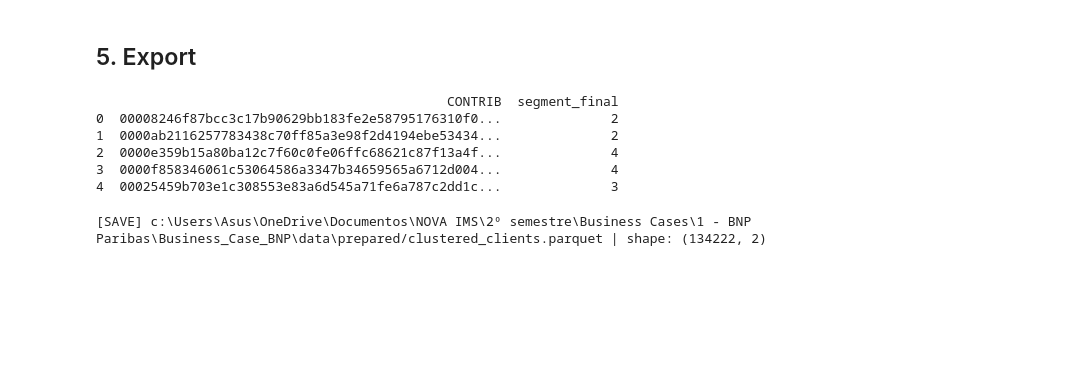
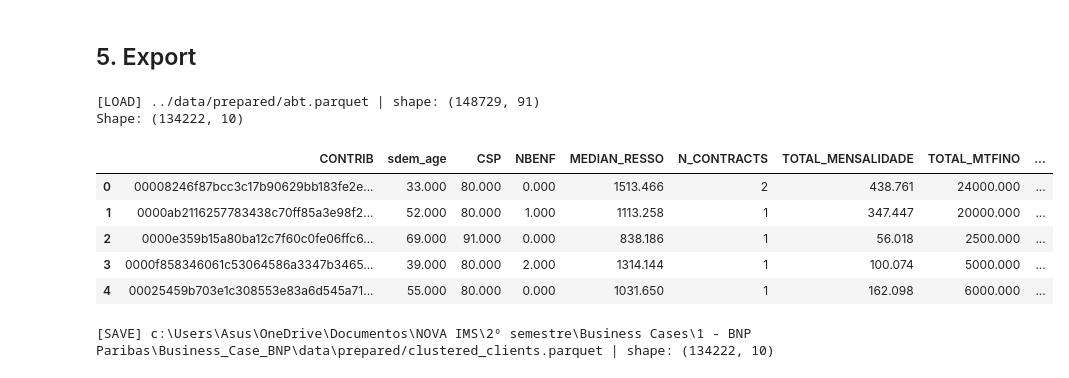
Before and after one commit to RuiSousaFerreiraIMS/Business_Case_BNP, a Jupyter notebook: notebooks/4d)Clusters.ipynb, the cells around one changed output. Cells and saved outputs as stored; diff of their text form; code cells hidden in the pictures; blank space fills up the shorter version.

Commit message:
export cluster labels

```diff
--- a/notebooks/4d)Clusters.ipynb
+++ b/notebooks/4d)Clusters.ipynb
@@ -1267,17 +1267,32 @@ Currently at 56.4% lifecycle — approaching the intervention window. With 36.7%
 *Recommended action: renewal campaign in the final quarter, with cross-sell to increase product depth before contract end.*
 # %% [markdown]
 ## 5. Export
-# %%
-customer_labeled = customer[['CONTRIB', 'segment_final']]
-print(customer_labeled.head())
-# %% [output]
-                                             CONTRIB  segment_final
-0  00008246f87bcc3c17b90629bb183fe2e58795176310f0...              2
-1  0000ab2116257783438c70ff85a3e98f2d4194ebe53434...              2
-2  0000e359b15a80ba12c7f60c0fe06ffc68621c87f13a4f...              4
-3  0000f858346061c53064586a3347b34659565a6712d004...              4
-4  00025459b703e1c308553e83a6d545a71fe6a787c2dd1c...              3
+# %%
+# features to include on the dashboard
+original_cols = [
+    'CONTRIB', 'sdem_age', 'CSP', 'NBENF', 'MEDIAN_RESSO',
+    'N_CONTRACTS', 'TOTAL_MENSALIDADE', 'TOTAL_MTFINO', 'FIRST_DCREAT'
+]
+
+abt_original = io.load("../data/prepared/abt.parquet")[original_cols]
+
+customer_labeled = abt_original.merge(
+    customer[['CONTRIB', 'segment_final']],
+    on='CONTRIB',
+    how='inner'
+)
+
+customer_labeled.head()
+# %% [output]
+[LOAD] ../data/prepared/abt.parquet | shape: (148729, 91)
+Shape: (134222, 10)
+|  | CONTRIB | sdem_age | CSP | NBENF | MEDIAN_RESSO | N_CONTRACTS | TOTAL_MENSALIDADE | TOTAL_MTFINO | ... |
+| 0 | 00008246f87bcc3c17b90629bb183fe2e... | 33.000 | 80.000 | 0.000 | 1513.466 | 2 | 438.761 | 24000.000 | ... |
+| 1 | 0000ab2116257783438c70ff85a3e98f2... | 52.000 | 80.000 | 1.000 | 1113.258 | 1 | 347.447 | 20000.000 | ... |
+| 2 | 0000e359b15a80ba12c7f60c0fe06ffc6... | 69.000 | 91.000 | 0.000 | 838.186 | 1 | 56.018 | 2500.000 | ... |
+| 3 | 0000f858346061c53064586a3347b3465... | 39.000 | 80.000 | 2.000 | 1314.144 | 1 | 100.074 | 5000.000 | ... |
+| 4 | 00025459b703e1c308553e83a6d545a71... | 55.000 | 80.000 | 0.000 | 1031.650 | 1 | 162.098 | 6000.000 | ... |
 # %%
 io.save(customer_labeled, io.output_path('prepared/clustered_clients.parquet'))
 # %% [output]
-[SAVE] c:\Users\Asus\OneDrive\Documentos\NOVA IMS\2º semestre\Business Cases\1 - BNP Paribas\Business_Case_BNP\data\prepared/clustered_clients.parquet | shape: (134222, 2)
+[SAVE] c:\Users\Asus\OneDrive\Documentos\NOVA IMS\2º semestre\Business Cases\1 - BNP Paribas\Business_Case_BNP\data\prepared/clustered_clients.parquet | shape: (134222, 10)
```
Also changed, not shown: 1 other file.
